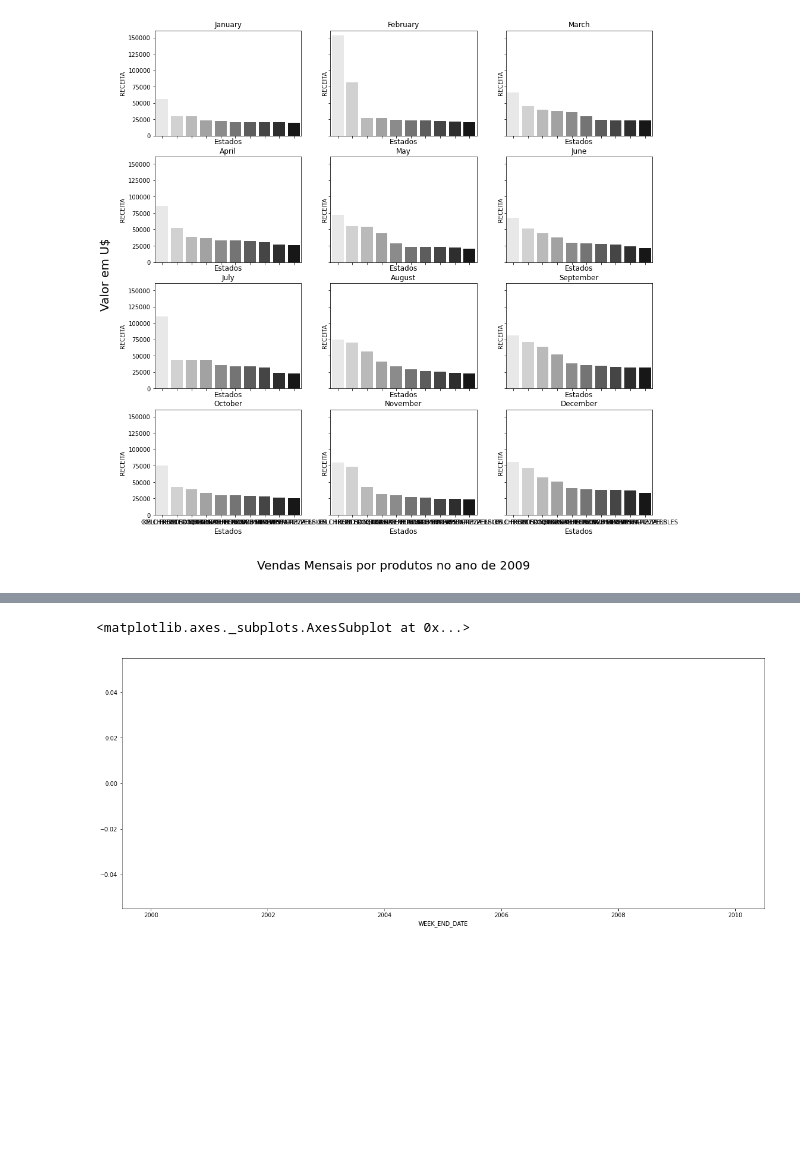
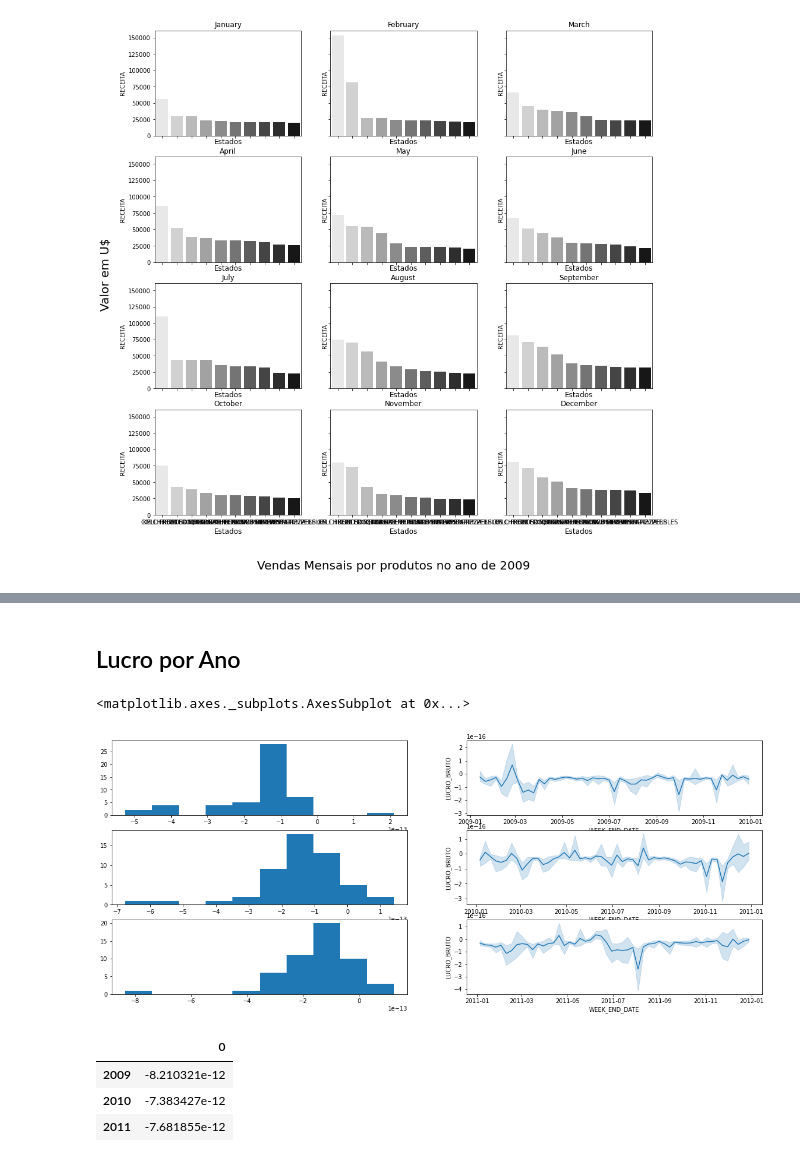
Before and after one commit to SamuelSousaFerreira/Breakfast-at-the-Frat---Time-Series-Analise, a Jupyter notebook: Breakfast_at_the_Frat.ipynb, the cells around one changed output, grey strips where cells are left out. Saved outputs shown, nothing was run; the diff lists cells and outputs as text; code cells hidden in the pictures; blank space fills up the shorter version.

```diff
--- a/Breakfast_at_the_Frat.ipynb
+++ b/Breakfast_at_the_Frat.ipynb
@@ -937,9 +983,34 @@ sns.lineplot(x='WEEK_END_DATE', y='LUCRO_BRUTO', data=tudo_junto_luc)
-# %%
-plt.figure(figsize=(20,8))
-
-a= tudo_junto_luc[['WEEK_END_DATE','SPEND','RECEITA',"LUCRO_BRUTO"]]
-a
-sns.lineplot(x='WEEK_END_DATE',data=a)
-# %% [output]
-<matplotlib.axes._subplots.AxesSubplot at 0x...>
-[figure, removed]
+# %% [markdown]
+## Lucro por Ano
+# %%
+fig, eixo = plt.subplots(3,2,figsize=(20,8))
+
+#2009
+a = tudo_junto_luc.loc[(tudo_junto_luc.WEEK_END_DATE.dt.year == 2009)]
+eixo[0,0].hist(x=a.groupby('WEEK_END_DATE')['LUCRO_BRUTO'].sum())
+sns.lineplot(x='WEEK_END_DATE', y='LUCRO_BRUTO', data=a,ax=eixo[0,1])
+
+#2010
+a = tudo_junto_luc.loc[(tudo_junto_luc.WEEK_END_DATE.dt.year == 2010)]
+eixo[1,0].hist(x=a.groupby('WEEK_END_DATE')['LUCRO_BRUTO'].sum())
+sns.lineplot(x='WEEK_END_DATE', y='LUCRO_BRUTO', data=a, ax=eixo[1,1])
+
+#2011
+a = tudo_junto_luc.loc[(tudo_junto_luc.WEEK_END_DATE.dt.year == 2011)]
+eixo[2,0].hist(x=a.groupby('WEEK_END_DATE')['LUCRO_BRUTO'].sum())
+sns.lineplot(x='WEEK_END_DATE', y='LUCRO_BRUTO', data=a, ax=eixo[2,1])
+# %% [output]
+<matplotlib.axes._subplots.AxesSubplot at 0x...>
+[figure, added]
+# %%
+lucro_comparacao = pd.DataFrame()
+lucro_comparacao['2009'] = [tudo_junto_luc[(tudo_junto_luc.WEEK_END_DATE.dt.year == 2009)]['LUCRO_BRUTO'].sum()]
+lucro_comparacao['2010'] = tudo_junto_luc[(tudo_junto_luc.WEEK_END_DATE.dt.year == 2010)]['LUCRO_BRUTO'].sum()
+lucro_comparacao['2011'] = tudo_junto_luc[(tudo_junto_luc.WEEK_END_DATE.dt.year == 2011)]['LUCRO_BRUTO'].sum()
+lucro_comparacao = lucro_comparacao.T
+lucro_comparacao
+# %% [output]
+|  | 0 |
+| 2009 | -8.210321e-12 |
+| 2010 | -7.383427e-12 |
+| 2011 | -7.681855e-12 |
```
Also changed, not shown: parts of 20 cells of this notebook.
